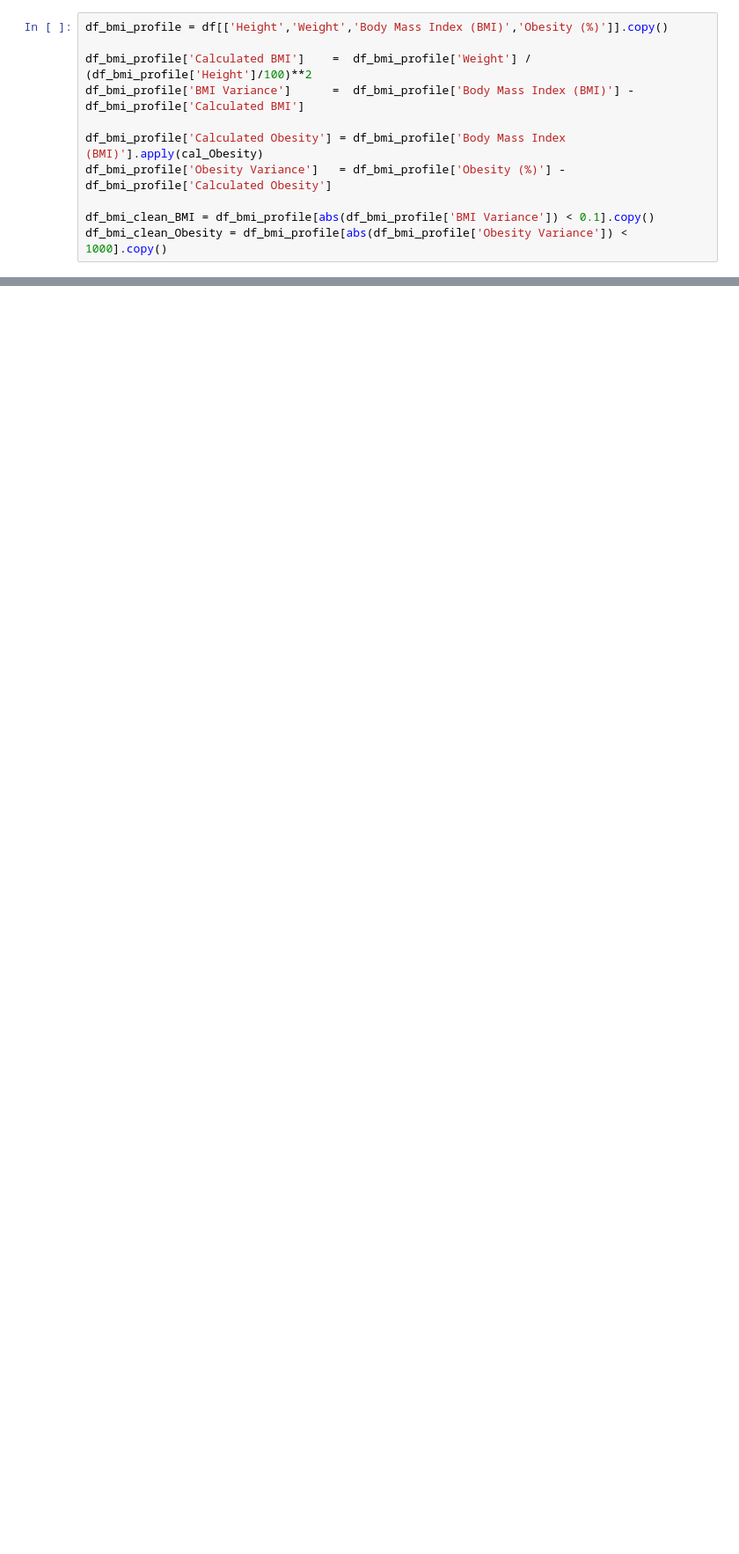
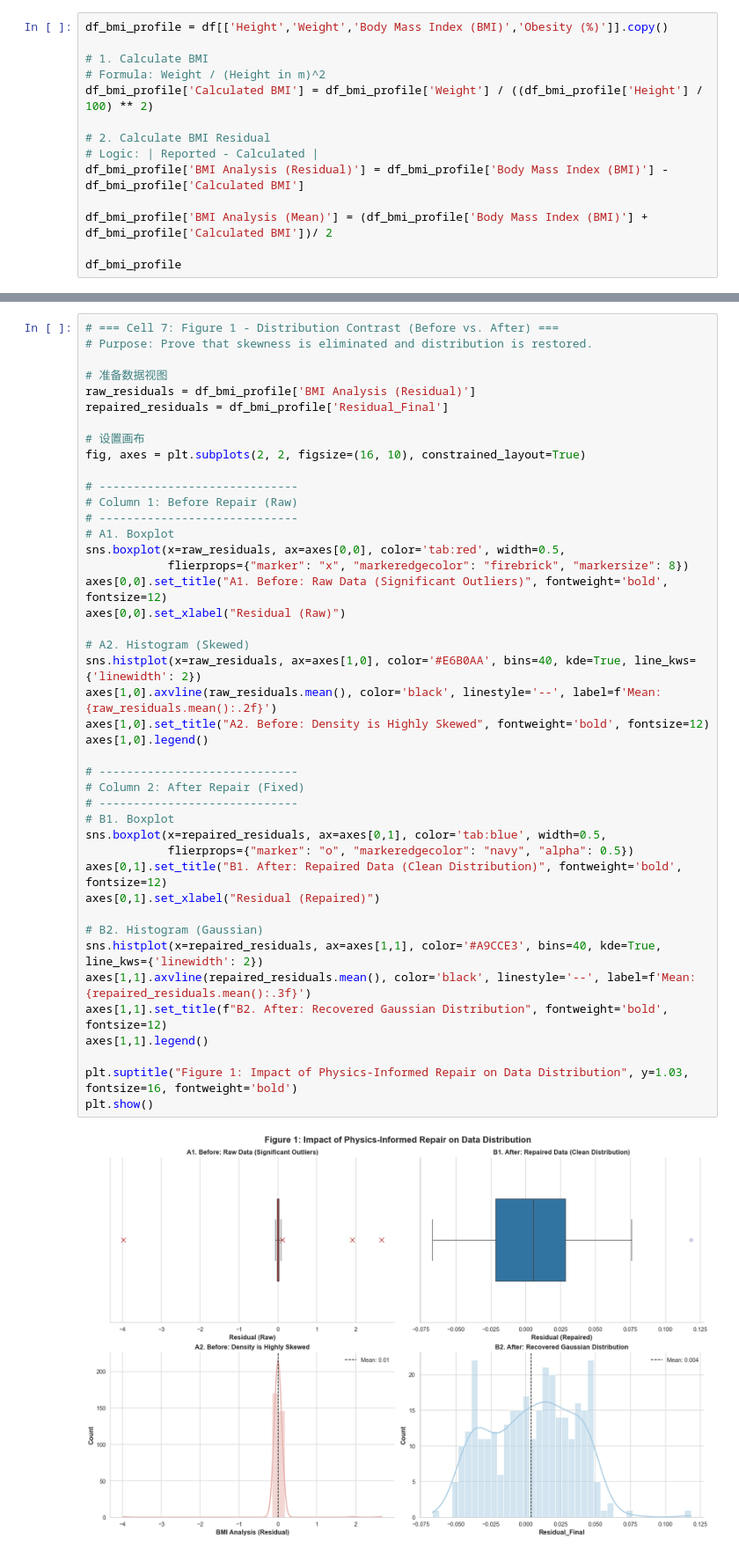
Before and after one commit to youquanneu/COMP3200_Individual_Project, a Jupyter notebook: Pipeline/FeaturesAnalysis.ipynb, the cells around one changed output, grey strips where cells are left out. Shown at 88% size. Cells and saved outputs as stored; diff of their text form; blank space fills up the shorter version.

```diff
--- a/Pipeline/FeaturesAnalysis.ipynb
+++ b/Pipeline/FeaturesAnalysis.ipynb
@@ -77,11 +52,14 @@ def cal_BMI(Height, Weight):
 # %%
 df_bmi_profile = df[['Height','Weight','Body Mass Index (BMI)','Obesity (%)']].copy()
 
-df_bmi_profile['Calculated BMI']    =  df_bmi_profile['Weight'] / (df_bmi_profile['Height']/100)**2
-df_bmi_profile['BMI Variance']      =  df_bmi_profile['Body Mass Index (BMI)'] - df_bmi_profile['Calculated BMI']
+# 1. Calculate BMI
+# Formula: Weight / (Height in m)^2
+df_bmi_profile['Calculated BMI'] = df_bmi_profile['Weight'] / ((df_bmi_profile['Height'] / 100) ** 2)
 
-df_bmi_profile['Calculated Obesity'] = df_bmi_profile['Body Mass Index (BMI)'].apply(cal_Obesity)
-df_bmi_profile['Obesity Variance']   = df_bmi_profile['Obesity (%)'] - df_bmi_profile['Calculated Obesity']
+# 2. Calculate BMI Residual
+# Logic: | Reported - Calculated |
+df_bmi_profile['BMI Analysis (Residual)'] = df_bmi_profile['Body Mass Index (BMI)'] - df_bmi_profile['Calculated BMI']
 
-df_bmi_clean_BMI = df_bmi_profile[abs(df_bmi_profile['BMI Variance']) < 0.1].copy()
-df_bmi_clean_Obesity = df_bmi_profile[abs(df_bmi_profile['Obesity Variance']) < 1000].copy()
+df_bmi_profile['BMI Analysis (Mean)'] = (df_bmi_profile['Body Mass Index (BMI)'] + df_bmi_profile['Calculated BMI'])/ 2
+
+df_bmi_profile
@@ -279,0 +111,45 @@ plt.show()
+# %%
+# === Cell 7: Figure 1 - Distribution Contrast (Before vs. After) ===
+# Purpose: Prove that skewness is eliminated and distribution is restored.
+
+# 准备数据视图
+raw_residuals = df_bmi_profile['BMI Analysis (Residual)']
+repaired_residuals = df_bmi_profile['Residual_Final']
+
+# 设置画布
+fig, axes = plt.subplots(2, 2, figsize=(16, 10), constrained_layout=True)
+
+# -----------------------------
+# Column 1: Before Repair (Raw)
+# -----------------------------
+# A1. Boxplot
+sns.boxplot(x=raw_residuals, ax=axes[0,0], color='tab:red', width=0.5,
+            flierprops={"marker": "x", "markeredgecolor": "firebrick", "markersize": 8})
+axes[0,0].set_title("A1. Before: Raw Data (Significant Outliers)", fontweight='bold', fontsize=12)
+axes[0,0].set_xlabel("Residual (Raw)")
+
+# A2. Histogram (Skewed)
+sns.histplot(x=raw_residuals, ax=axes[1,0], color='#E6B0AA', bins=40, kde=True, line_kws={'linewidth': 2})
+axes[1,0].axvline(raw_residuals.mean(), color='black', linestyle='--', label=f'Mean: {raw_residuals.mean():.2f}')
+axes[1,0].set_title("A2. Before: Density is Highly Skewed", fontweight='bold', fontsize=12)
+axes[1,0].legend()
+
+# -----------------------------
+# Column 2: After Repair (Fixed)
+# -----------------------------
+# B1. Boxplot
+sns.boxplot(x=repaired_residuals, ax=axes[0,1], color='tab:blue', width=0.5,
+            flierprops={"marker": "o", "markeredgecolor": "navy", "alpha": 0.5})
+axes[0,1].set_title("B1. After: Repaired Data (Clean Distribution)", fontweight='bold', fontsize=12)
+axes[0,1].set_xlabel("Residual (Repaired)")
+
+# B2. Histogram (Gaussian)
+sns.histplot(x=repaired_residuals, ax=axes[1,1], color='#A9CCE3', bins=40, kde=True, line_kws={'linewidth': 2})
+axes[1,1].axvline(repaired_residuals.mean(), color='black', linestyle='--', label=f'Mean: {repaired_residuals.mean():.3f}')
+axes[1,1].set_title(f"B2. After: Recovered Gaussian Distribution", fontweight='bold', fontsize=12)
+axes[1,1].legend()
+
+plt.suptitle("Figure 1: Impact of Physics-Informed Repair on Data Distribution", y=1.03, fontsize=16, fontweight='bold')
+plt.show()
+# %% [output]
+[figure, added]
```
Also changed, not shown: parts of 16 cells of this notebook, 2 other files.
